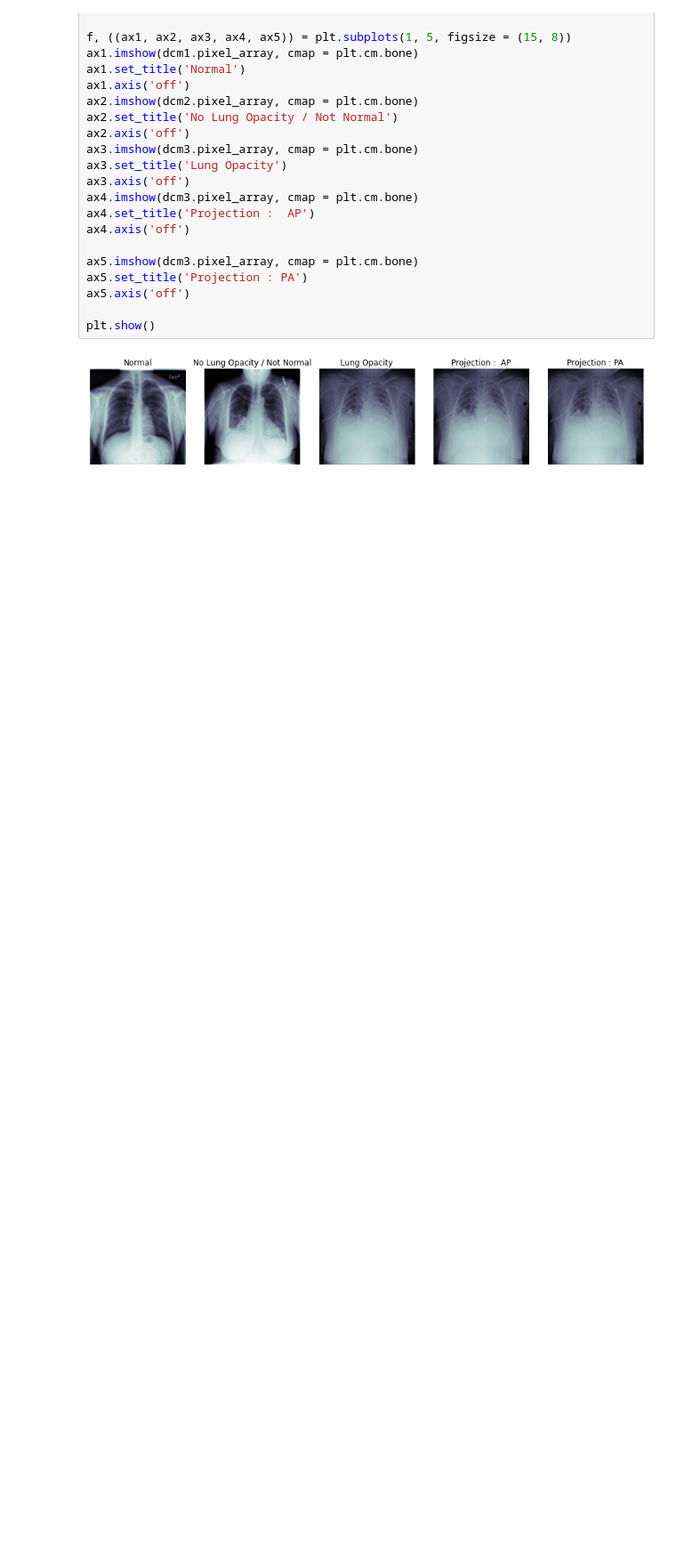
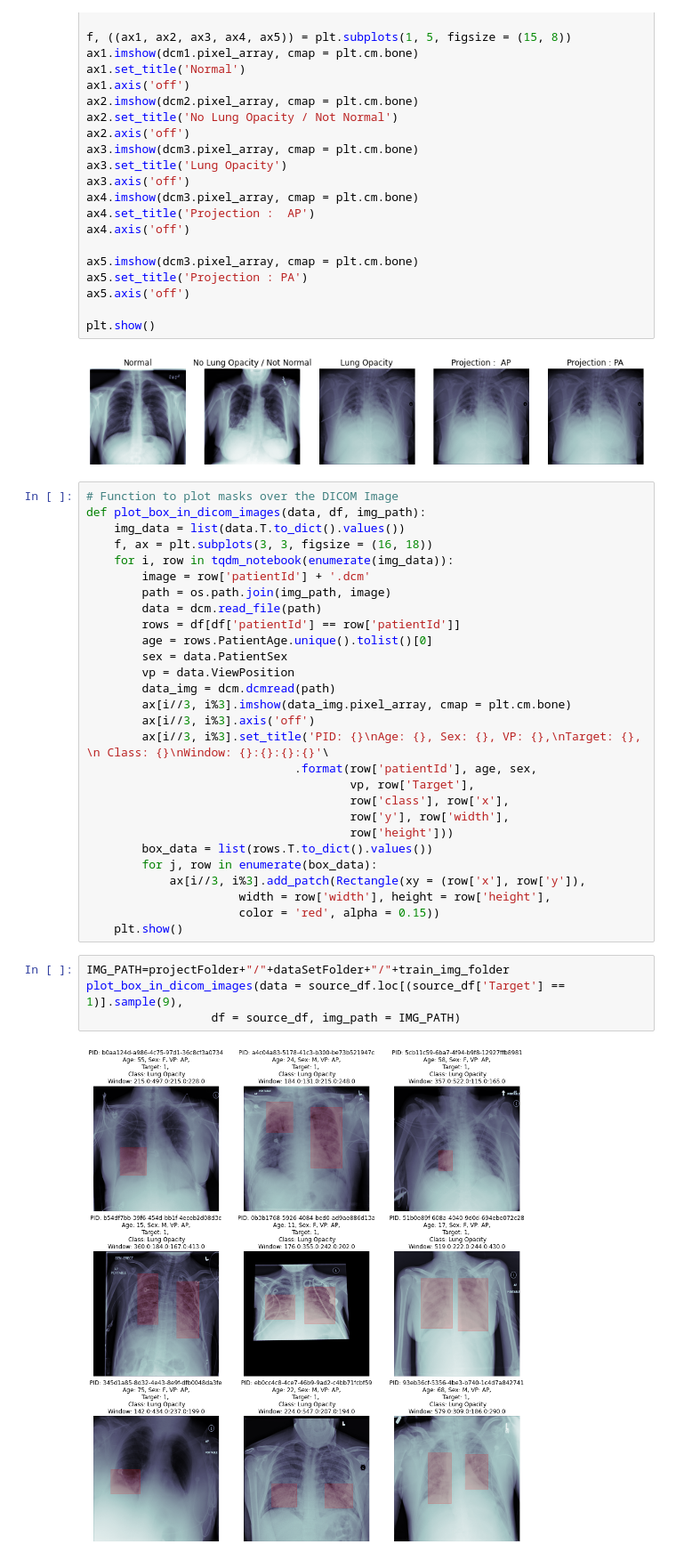
Before and after one commit to karthiksankarangit/capstone_project, a Jupyter notebook: Capstone_Project_v1_0_4_EDA.ipynb, the cells around one changed output. Shown at 89% size. Drawn from its saved outputs; the diff is of its cells as text; blank space fills up the shorter version.

```diff
--- a/Capstone_Project_v1_0_4_EDA.ipynb
+++ b/Capstone_Project_v1_0_4_EDA.ipynb
@@ -976,4 +1006,38 @@ ax5.axis('off')
 plt.show()
 # %% [output]
 [figure]
+# %%
+# Function to plot masks over the DICOM Image
+def plot_box_in_dicom_images(data, df, img_path):
+    img_data = list(data.T.to_dict().values())
+    f, ax = plt.subplots(3, 3, figsize = (16, 18))
+    for i, row in tqdm_notebook(enumerate(img_data)):
+        image = row['patientId'] + '.dcm'
+        path = os.path.join(img_path, image)
+        data = dcm.read_file(path)
+        rows = df[df['patientId'] == row['patientId']]
+        age = rows.PatientAge.unique().tolist()[0]
+        sex = data.PatientSex
+        vp = data.ViewPosition
+        data_img = dcm.dcmread(path)
+        ax[i//3, i%3].imshow(data_img.pixel_array, cmap = plt.cm.bone)
+        ax[i//3, i%3].axis('off')
+        ax[i//3, i%3].set_title('PID: {}\nAge: {}, Sex: {}, VP: {},\nTarget: {}, \n Class: {}\nWindow: {}:{}:{}:{}'\
+                              .format(row['patientId'], age, sex,
+                                      vp, row['Target'],
+                                      row['class'], row['x'],
+                                      row['y'], row['width'],
+                                      row['height']))
+        box_data = list(rows.T.to_dict().values())
+        for j, row in enumerate(box_data):
+            ax[i//3, i%3].add_patch(Rectangle(xy = (row['x'], row['y']),
+                      width = row['width'], height = row['height'],
+                      color = 'red', alpha = 0.15))
+    plt.show()
+# %%
+IMG_PATH=projectFolder+"/"+dataSetFolder+"/"+train_img_folder
+plot_box_in_dicom_images(data = source_df.loc[(source_df['Target'] == 1)].sample(9),
+                  df = source_df, img_path = IMG_PATH)
+# %% [output]
+[figure, added]
 # %% [markdown]
```
Also changed, not shown: parts of 15 cells of this notebook.
